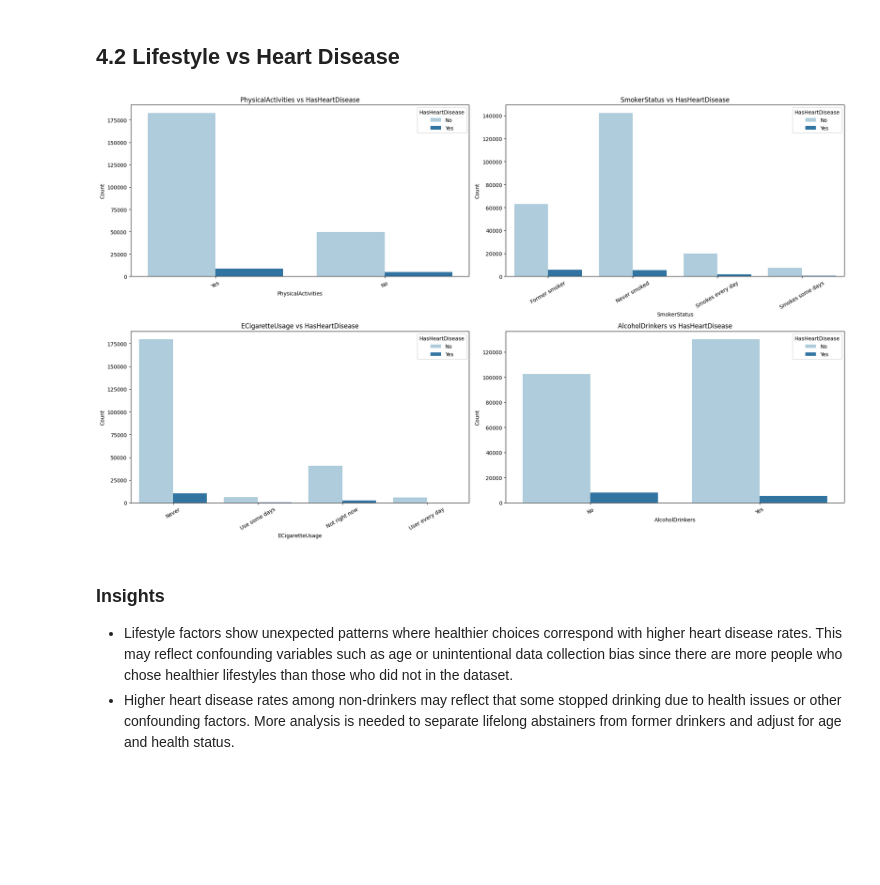
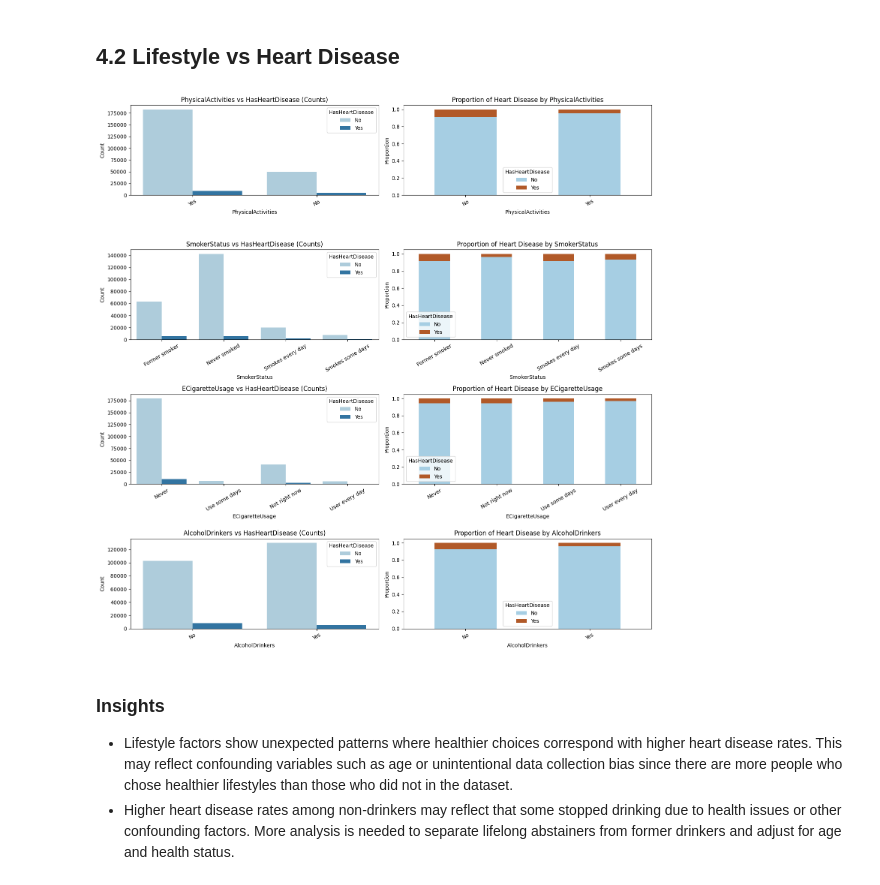
Before and after one commit to raymondcen/Heart-Disease-Predictor, a Jupyter notebook: notebook/EDA HEART DISEASE.ipynb, the cells around one changed output. Drawn from its saved outputs; the diff is of its cells as text; code cells hidden in the pictures; blank space fills up the shorter version.

Commit message:
lifestyle and health vs target insights done. working on conds/diseases

```diff
--- a/notebook/EDA HEART DISEASE.ipynb
+++ b/notebook/EDA HEART DISEASE.ipynb
@@ -343,24 +342,46 @@ plt.show()
 ## 4.2 Lifestyle vs Heart Disease
 # %%
 lifestyle_vars = ["PhysicalActivities", "SmokerStatus", "ECigaretteUsage", "AlcoholDrinkers"]
-data_cols = df[["PhysicalActivities", "SmokerStatus", "ECigaretteUsage", "AlcoholDrinkers", "HasHeartDisease"]]
+data_cols = df[lifestyle_vars + ["HasHeartDisease"]]
 
-fig, axes = plt.subplots(2, 2, figsize=(26, 12))  #2x2 grid
-axes = axes.flatten()
+# 2 columns: left = counts, right = proportions
+fig, axes = plt.subplots(4, 2, figsize=(15, 15))
 
 for i, col in enumerate(lifestyle_vars):
-    sns.countplot(data=data_cols, x=col, hue="HasHeartDisease", ax=axes[i], palette="Paired")
-    axes[i].set_title(f"{col} vs HasHeartDisease")
-    axes[i].set_ylabel("Count")
-    axes[i].legend(title="HasHeartDisease", labels=["No", "Yes"])
+    sns.countplot(
+        data=data_cols,
+        x=col,
+        hue="HasHeartDisease",
+        ax=axes[i, 0],
+        palette="Paired"
+    )
+    axes[i, 0].set_title(f"{col} vs HasHeartDisease (Counts)")
+    axes[i, 0].set_ylabel("Count")
+    axes[i, 0].legend(title="HasHeartDisease", labels=["No", "Yes"])
+    axes[i, 0].tick_params(axis='x', labelrotation=30)
 
-    # Rotate and shrink x-axis labels
-    axes[i].tick_params(axis='x', labelrotation=30)  # rotate 30° and shrink font
+    #proportion charts
+    proportions = (
+        data_cols.groupby(col)['HasHeartDisease']
+        .value_counts(normalize=True)
+        .unstack()
+    )
+    proportions.plot(
+        kind='bar',
+        stacked=True,
+        ax=axes[i, 1],
+        colormap='Paired'
+    )
+    axes[i, 1].set_title(f"Proportion of Heart Disease by {col}")
+    axes[i, 1].set_ylabel("Proportion")
+    axes[i, 1].set_xlabel(col)
+    axes[i, 1].legend(title="HasHeartDisease", labels=["No", "Yes"])
+    axes[i, 1].tick_params(axis='x', labelrotation=30)
 
 plt.tight_layout()
 plt.show()
 # %% [output]
-[figure, old version]
+[figure, new version]
 # %% [markdown]
 ### Insights
 - Lifestyle factors show unexpected patterns where healthier choices correspond with higher heart disease rates. This may reflect confounding variables such as age or unintentional data collection bias since there are more people who chose healthier lifestyles than those who did not in the dataset.
```
Also changed, not shown: parts of 12 cells of this notebook.
